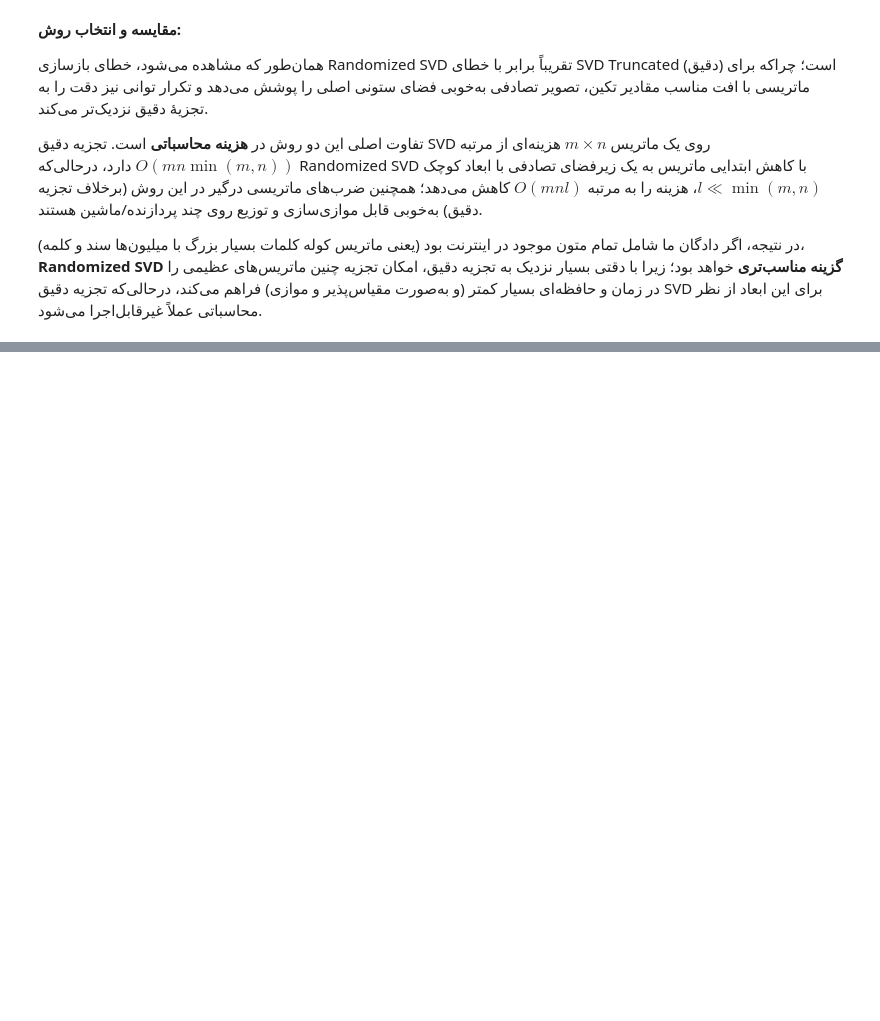
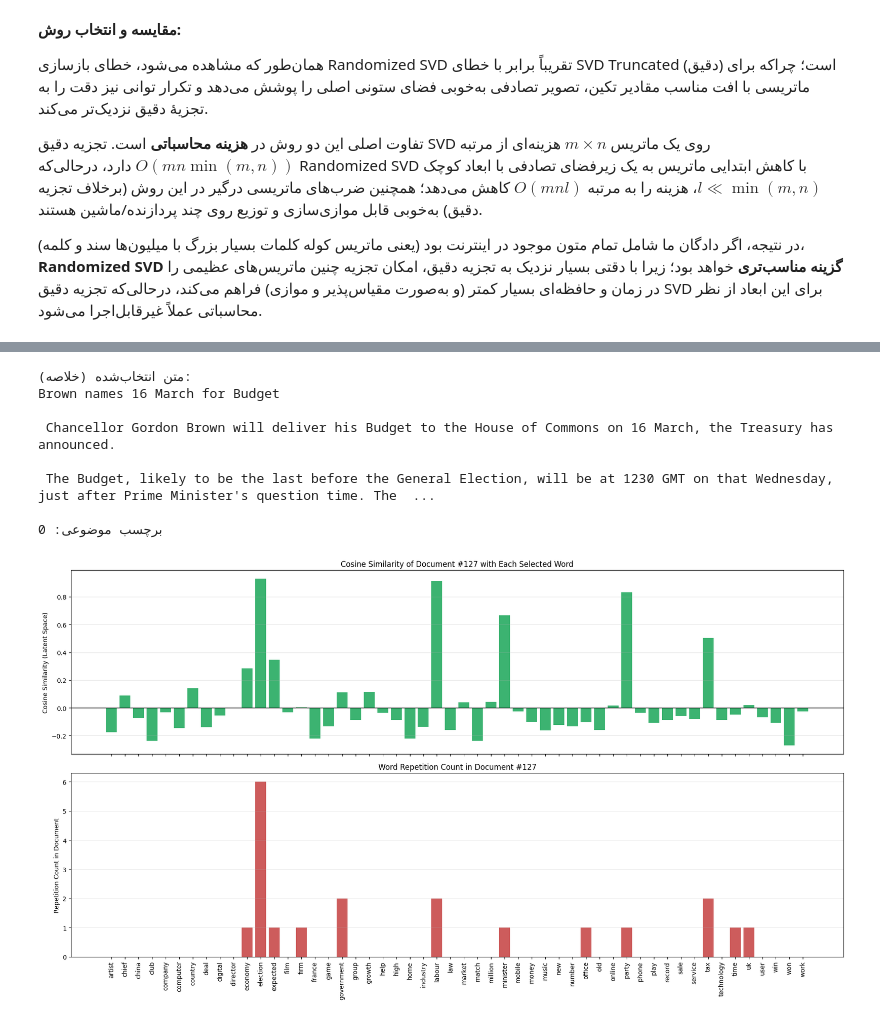
Before and after one commit to MMDHOP/Projects, a Jupyter notebook: LSA_News_Classification/Code.ipynb, the cells around one changed output, grey strips where cells are left out. Saved outputs shown, nothing was run; the diff lists cells and outputs as text; code cells hidden in the pictures; blank space fills up the shorter version.

```diff
--- a/LSA_News_Classification/Code.ipynb
+++ b/LSA_News_Classification/Code.ipynb
@@ -419,0 +472,19 @@ print(f"تفاضل خطا: {abs(reconstruction_error_trunc - reconstruction_erro
+# %%
+word_vecs = {w: Vt_trunc[:, j] for j, w in enumerate(selected_words)}
+
+def cosine_similarity(u, v):
+    return np.dot(u, v) / (np.linalg.norm(u) * np.linalg.norm(v))
+
+def euclidean_distance(u, v):
+    return np.linalg.norm(u - v)
+
+pairs = [('mobile', 'technology'), ('director', 'film'), ('win', 'won'),
+         ('play', 'game'), ('play', 'law'), ('government', 'music')]
+
+results = []
+for w1, w2 in pairs:
+    u, v = word_vecs[w1], word_vecs[w2]
+    results.append((w1, w2, cosine_similarity(u, v), euclidean_distance(u, v)))
+
+results_df = pd.DataFrame(results, columns=['Word 1', 'Word 2', 'Cosine Similarity', 'Euclidean Distance'])
+results_df
@@ -419,0 +525,45 @@ print(f"تفاضل خطا: {abs(reconstruction_error_trunc - reconstruction_erro
+# %%
+doc_index = 127  # <-- سه رقم آخر شماره دانشجویی خود را اینجا جایگزین کنید
+
+doc_latent_vec = U_trunc[doc_index]  # نمایش متن در فضای نهان
+
+word_vecs = {w: Vt_trunc[:, j] for j, w in enumerate(selected_words)}
+
+doc_word_similarities = {
+    w: cosine_similarity(doc_latent_vec, wv) for w, wv in word_vecs.items()
+}
+
+doc_text = train_df['clean_text'].iloc[doc_index]
+doc_token_counts = Counter(doc_text.split())
+doc_word_repeats = {w: doc_token_counts.get(w, 0) for w in selected_words}
+
+print("متن انتخاب‌شده (خلاصه):")
+print(train_df['Text'].iloc[doc_index][:300], "...")
+print("\nبرچسب موضوعی:", train_df['Label'].iloc[doc_index])
+
+fig, axes = plt.subplots(2, 1, figsize=(18, 10), sharex=True)
+
+axes[0].bar(selected_words, [doc_word_similarities[w] for w in selected_words], color='mediumseagreen')
+axes[0].set_ylabel('Cosine Similarity (Latent Space)')
+axes[0].set_title(f'Cosine Similarity of Document #{doc_index} with Each Selected Word')
+axes[0].axhline(0, color='black', linewidth=0.8)
+axes[0].grid(True, alpha=0.3, axis='y')
+
+axes[1].bar(selected_words, [doc_word_repeats[w] for w in selected_words], color='indianred')
+axes[1].set_ylabel('Repetition Count in Document')
+axes[1].set_title(f'Word Repetition Count in Document #{doc_index}')
+axes[1].grid(True, alpha=0.3, axis='y')
+
+plt.xticks(rotation=90)
+plt.tight_layout()
+plt.show()
+# %% [output]
+متن انتخاب‌شده (خلاصه):
+Brown names 16 March for Budget
+
+ Chancellor Gordon Brown will deliver his Budget to the House of Commons on 16 March, the Treasury has announced.
+
+ The Budget, likely to be the last before the General Election, will be at 1230 GMT on that Wednesday, just after Prime Minister's question time. The  ...
+
+برچسب موضوعی: 0
+[figure, added]
```
Also changed, not shown: parts of 18 cells of this notebook.
